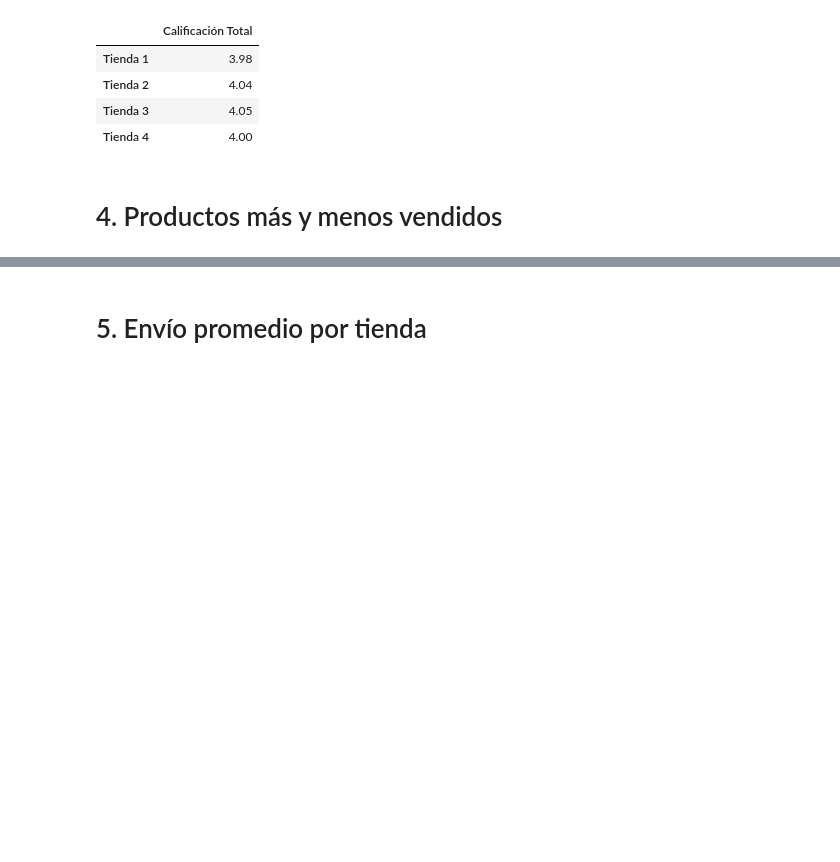
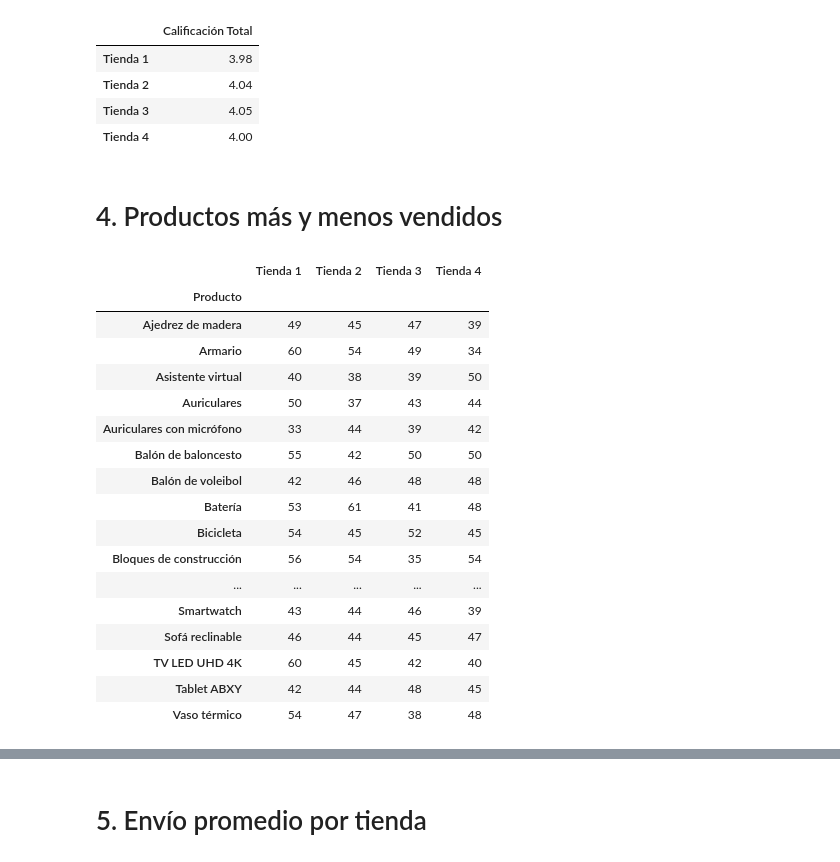
Before and after one commit to melencith/Challenge-1---Data-Science---Alura-Store_-Latam, a Jupyter notebook: AluraStoreLatam.ipynb, the cells around one changed output, grey strips where cells are left out. Saved outputs shown, nothing was run; the diff lists cells and outputs as text; code cells hidden in the pictures; blank space fills up the shorter version.

Commit message:
Actualización añadiendo ventas por categoría, Productos más y menos vendidos, valor de envío promedio y agregación de la sección Generación gráfico

```diff
--- a/AluraStoreLatam.ipynb
+++ b/AluraStoreLatam.ipynb
@@ -79,2 +51,10 @@ plt.show()
 # %% [markdown]
 # 2. Ventas por categoría
+# %%
+categorias = {}
+
+for nombre, datos_tienda in tiendas.items():
+    categorias[nombre] = datos_tienda["Categoría del Producto"].value_counts()
+
+categorias_dt = pd.DataFrame(categorias).fillna(0)
+categorias_dt
@@ -98,3 +108,30 @@ calificaciones_dt
 | Tienda 4 | 4.00 |
 # %% [markdown]
 # 4. Productos más y menos vendidos
+# %%
+productos = {}
+
+for nombre, datos_tienda in tiendas.items():
+    productos[nombre] = datos_tienda["Producto"].value_counts()
+
+productos_dt = pd.DataFrame(productos).fillna(0)
+productos_dt
+# %% [output]
+|  | Tienda 1 | Tienda 2 | Tienda 3 | Tienda 4 |
+| Producto |  |  |  |  |
+| Ajedrez de madera | 49 | 45 | 47 | 39 |
+| Armario | 60 | 54 | 49 | 34 |
+| Asistente virtual | 40 | 38 | 39 | 50 |
+| Auriculares | 50 | 37 | 43 | 44 |
+| Auriculares con micrófono | 33 | 44 | 39 | 42 |
+| Balón de baloncesto | 55 | 42 | 50 | 50 |
+| Balón de voleibol | 42 | 46 | 48 | 48 |
+| Batería | 53 | 61 | 41 | 48 |
+| Bicicleta | 54 | 45 | 52 | 45 |
+| Bloques de construcción | 56 | 54 | 35 | 54 |
+| ... | ... | ... | ... | ... |
+| Smartwatch | 43 | 44 | 46 | 39 |
+| Sofá reclinable | 46 | 44 | 45 | 47 |
+| TV LED UHD 4K | 60 | 45 | 42 | 40 |
+| Tablet ABXY | 42 | 44 | 48 | 45 |
+| Vaso térmico | 54 | 47 | 38 | 48 |
```
Also changed, not shown: parts of 8 cells of this notebook.
